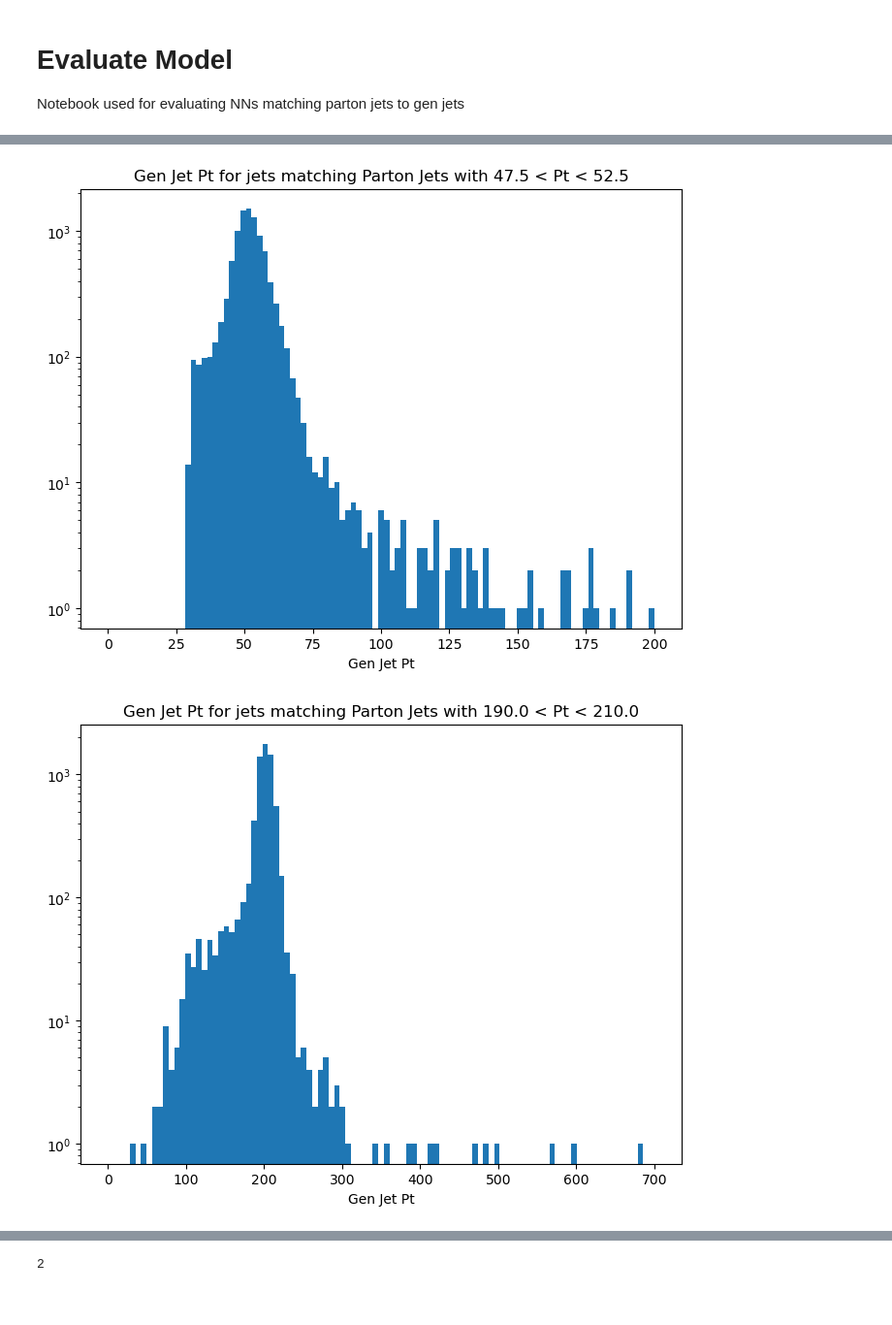
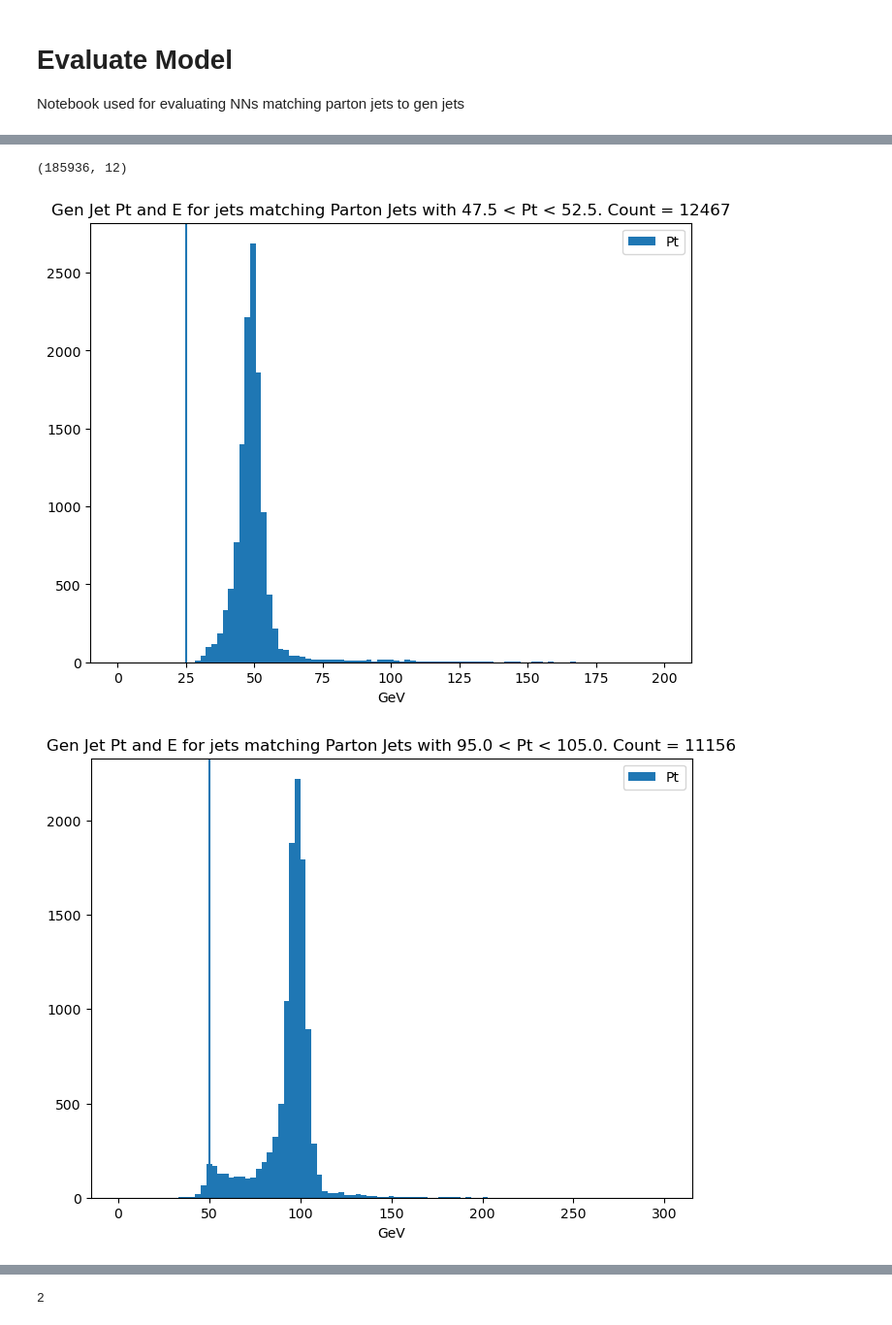
Before and after one commit to jblue1/falcon, a Jupyter notebook: notebooks/evaluateModel.ipynb, the cells around one changed output, grey strips where cells are left out. Shown at 97% size. Cells and saved outputs as stored; diff of their text form; code cells hidden in the pictures.

Commit message:
added plots

```diff
--- a/notebooks/evaluateModel.ipynb
+++ b/notebooks/evaluateModel.ipynb
@@ -25,7 +25,7 @@ fig = plt.figure(dpi=200)
 ax = fig.add_subplot(111)
 ax.plot(losses[:, 1], label='training loss')
 ax.plot(losses[:, 2], label='validation loss')
-ax.set_ylim(0.0075, 0.012)
+#ax.set_ylim(0.0075, 0.012)
 ax.set_ylabel("MAE")
 ax.set_xlabel("Epoch")
 ax.legend()
@@ -35,25 +35,36 @@ plt.show()
+# %%
+data = np.loadtxt("../data/txt/matchttbarDataTest.txt", skiprows=2)
+# %%
+print(data.shape)
+# %% [output]
+(185936, 12)
 # %%
-data = np.loadtxt("../data/txt/matchData.txt", skiprows=2)
-range_highs = [200, 700, 1000, 1500]
-range_lows = [0, 0, 100, 250]
+range_highs = [200, 300, 500, 600, 700]
+range_lows = [0, 0, 0, 0, 0]
 j = 0
-for center in [50, 200, 500, 1000]:
+for center in [50, 100, 150, 250, 300]:
     pt = []
+    energy = []
     low = center - center/20
     high = center + center/20
     for i in range(len(data)):
         if (data[i, 0] > low and data[i, 0] < high):
-            pt.append(data[i, 17])
+            pt.append(data[i, 4])
+            energy.append(data[i, 7])
     bins = np.linspace(range_lows[j], range_highs[j], 100)
     fig = plt.figure(figsize=(8,6), dpi=100)
     ax = fig.add_subplot(111)
-    ax.hist(pt, bins=bins)
-    ax.set_xlabel("Gen Jet Pt")
-    ax.set_title("Gen Jet Pt for jets matching Parton Jets with {} < Pt < {}".format(low, high))
-    ax.set_yscale('log')
+    ax.hist(pt, bins=bins, label='Pt')
+    #ax.hist(energy, bins=bins, label='E', alpha=0.5)
+    ax.set_xlabel("GeV")
+    ax.set_title("Gen Jet Pt and E for jets matching Parton Jets with {} < Pt < {}. Count = {}".format(low, high, len(pt)))
+    ax.axvline(x=center/2)
+
+    ax.legend()
+    #ax.set_yscale('log')
     plt.show()
-    fig.savefig("PtDistLog{}.png".format(j))
+    #fig.savefig("PtDistLog{}.png".format(j))
     j+=1
 # %% [output]
-[figure, old version]
+[figure, new version]
-[figure, old version]
+[figure, new version]
```
Also changed, not shown: parts of 28 cells of this notebook.
